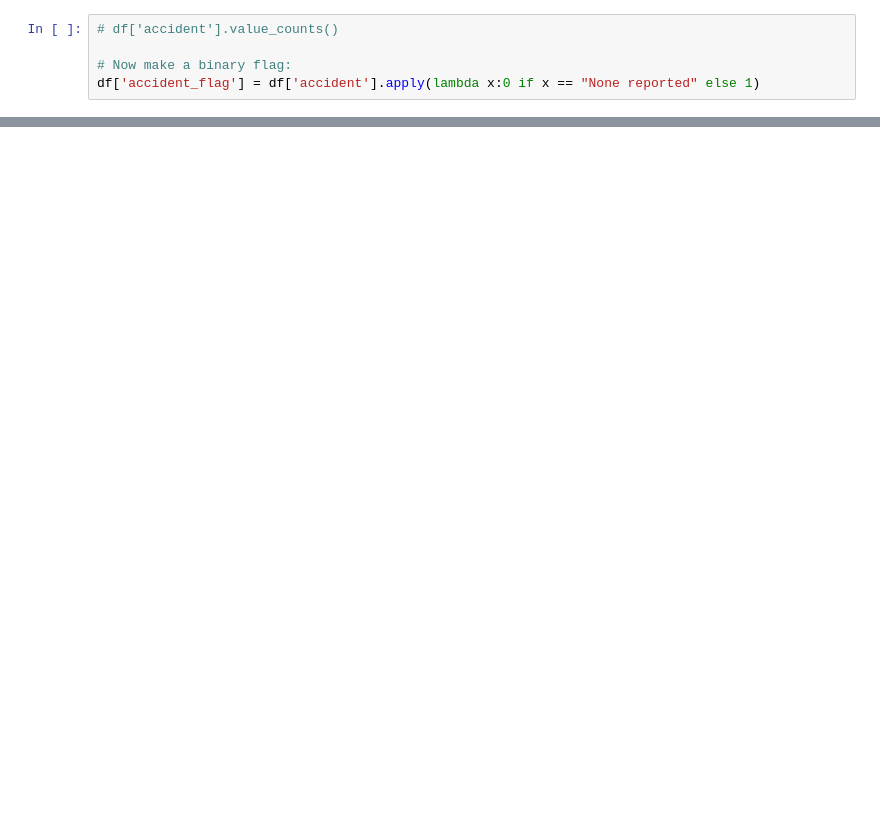
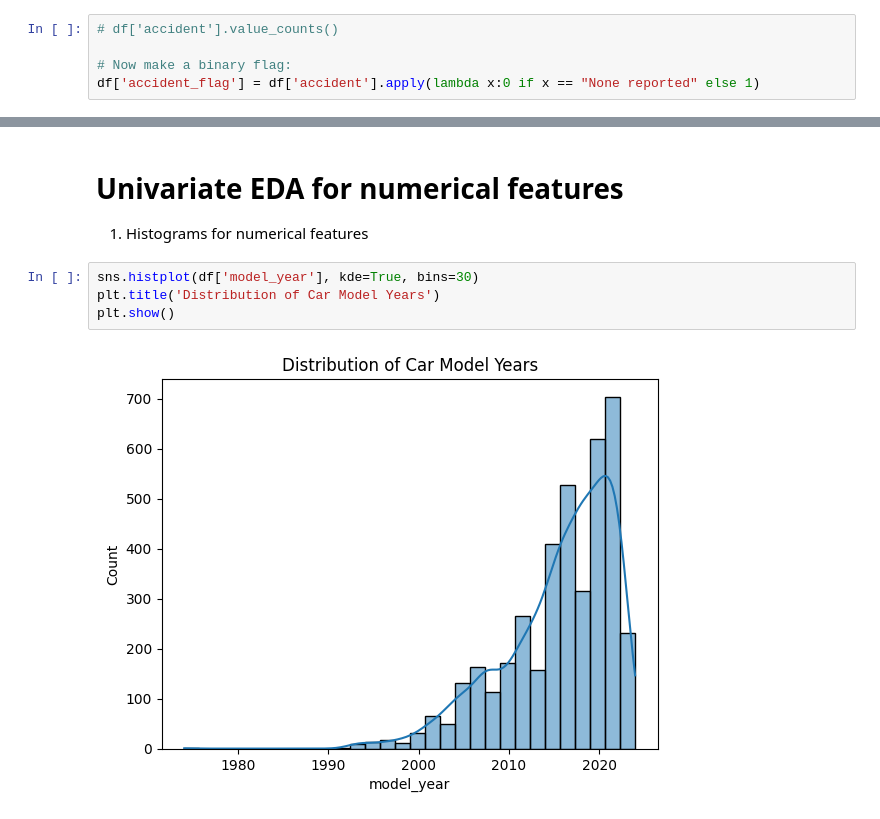
Before and after one commit to codebynishhhi/DS_ML_Projects, a Jupyter notebook: car-price-prediction/notebook/car_prediction.ipynb, the cells around one changed output, grey strips where cells are left out. Drawn from its saved outputs; the diff is of its cells as text; blank space fills up the shorter version.

Commit message:
Read the dataset and completed the univariate EDA for both numerical & categorical features

```diff
--- a/car-price-prediction/notebook/car_prediction.ipynb
+++ b/car-price-prediction/notebook/car_prediction.ipynb
@@ -251,0 +413,9 @@ df['accident_flag'] = df['accident'].apply(lambda x:0 if x == "None reported" el
+# %% [markdown]
+# Univariate EDA for numerical features
+1. Histograms for numerical features
+# %%
+sns.histplot(df['model_year'], kde=True, bins=30)
+plt.title('Distribution of Car Model Years')
+plt.show()
+# %% [output]
+[figure, added]
```
Also changed, not shown: parts of 40 cells of this notebook.
